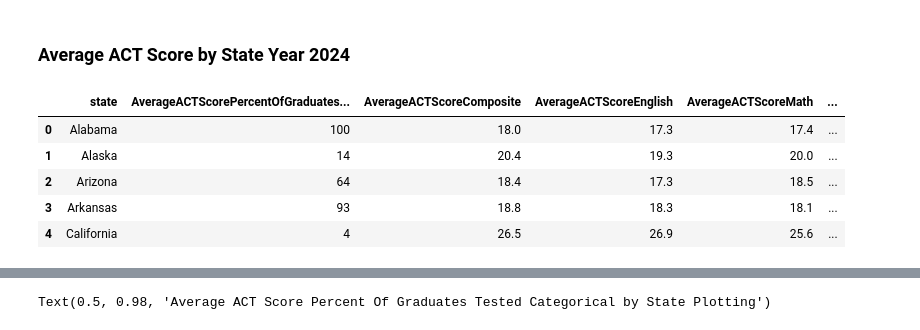
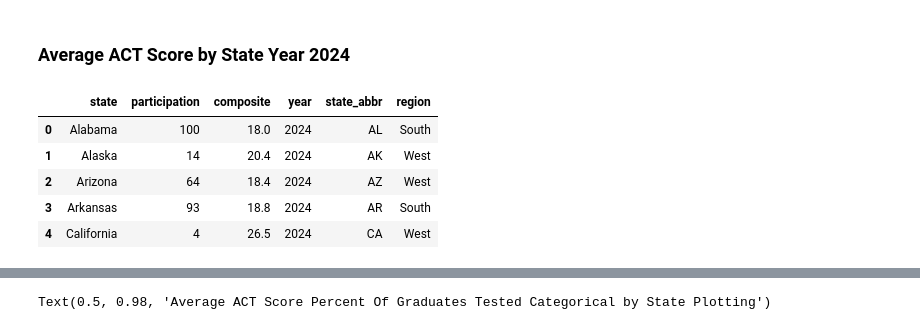
Before and after one commit to wegamoto/project_No.1, a Jupyter notebook: Project_No.1.ipynb, the cells around one changed output, grey strips where cells are left out. Drawn from its saved outputs; the diff is of its cells as text; code cells hidden in the pictures.

```diff
--- a/Project_No.1.ipynb
+++ b/Project_No.1.ipynb
@@ -73,6 +141,38 @@ state_abbreviations = {
 
 def get_state_abbreviation(state_name):
     return state_abbreviations.get(state_name, "Invalid state name")  #"Invalid state name is DC, Washington, D.C. (District of Columbia) - DC"
+# %%
+def get_region(state):
+    northeast = [
+        "Maine", "New Hampshire", "Vermont", "Massachusetts", "Rhode Island",
+        "Connecticut", "New York", "New Jersey", "Pennsylvania"
+    ]
+    midwest = [
+        "Ohio", "Indiana", "Illinois", "Iowa", "Michigan",
+        "Wisconsin", "Minnesota", "North Dakota", "South Dakota",
+        "Nebraska", "Kansas", "Missouri"
+    ]
+    south = [
+        "Delaware", "Maryland", "Virginia", "West Virginia", "North Carolina",
+        "South Carolina", "Georgia", "Florida", "Alabama", "Mississippi",
+        "Tennessee", "Kentucky", "Arkansas", "Louisiana", "Texas", "Oklahoma"
+    ]
+    west = [
+        "Montana", "Idaho", "Wyoming", "Colorado", "Utah",
+        "Nevada", "New Mexico", "Arizona", "Washington", "Oregon",
+        "California", "Alaska", "Hawaii"
+    ]
+
+    if state in northeast:
+        return "Northeast"
+    elif state in midwest:
+        return "Midwest"
+    elif state in south:
+        return "South"
+    elif state in west:
+        return "West"
+    else:
+        return "Unknown"
 # %%
 # Display the data: print the first 5 rows of each dataframe to your Jupyter notebook.
 act_2017_common = pd.read_csv('data/act_2017.csv')
@@ -358,6 +480,8 @@ dtype: int64
 act_2024_common.rename(columns={"State": "state", "AverageACTScorePercentOfGraduatesTested": "participation","AverageACTScoreComposite": "composite","AverageACTScoreEnglish":"english","AverageACTScoreMath": "math","AverageACTScoreReading": "reading","AverageACTScoreScience": "science" ,"Year": "year"}, inplace=True)
 # %%
 act_2024_common['state_abbr'] = act_2024_common['state'].apply(get_state_abbreviation)
+# %%
+act_2024_common['region'] = act_2024_common['state'].apply(get_region)
 # %%
 act_2024_common.info()
 # %% [output]
@@ -424,6 +551,6 @@ memory usage: 3.6+ KB
 # %%
 # act_2017_common  # Selecting specific columns to create a new DataFrame
-selected_columns = ['state', 'participation', 'composite', 'year', 'state_abbr']
+selected_columns = ['state', 'participation', 'composite', 'year', 'state_abbr','region']
 act_2017_df = act_2017_common[selected_columns]
 # %%
 # act_2024_common # Selecting specific columns to create a new DataFrame
@@ -537,11 +679,11 @@ Text(0, 0.5, 'Participation Rate')
 # %% [markdown]
 ### Average ACT Score by State Year 2024
 # %%
-average_atc_2024.head()
+act_2024_df.head()
 # %% [output]
-|  | state | AverageACTScorePercentOfGraduates... | AverageACTScoreComposite | AverageACTScoreEnglish | AverageACTScoreMath | ... |
-| 0 | Alabama | 100 | 18.0 | 17.3 | 17.4 | ... |
-| 1 | Alaska | 14 | 20.4 | 19.3 | 20.0 | ... |
-| 2 | Arizona | 64 | 18.4 | 17.3 | 18.5 | ... |
-| 3 | Arkansas | 93 | 18.8 | 18.3 | 18.1 | ... |
-| 4 | California | 4 | 26.5 | 26.9 | 25.6 | ... |
+|  | state | participation | composite | year | state_abbr | region |
+| 0 | Alabama | 100 | 18.0 | 2024 | AL | South |
+| 1 | Alaska | 14 | 20.4 | 2024 | AK | West |
+| 2 | Arizona | 64 | 18.4 | 2024 | AZ | West |
+| 3 | Arkansas | 93 | 18.8 | 2024 | AR | South |
+| 4 | California | 4 | 26.5 | 2024 | CA | West |
```
Also changed, not shown: parts of 40 cells of this notebook, 14 other files.
